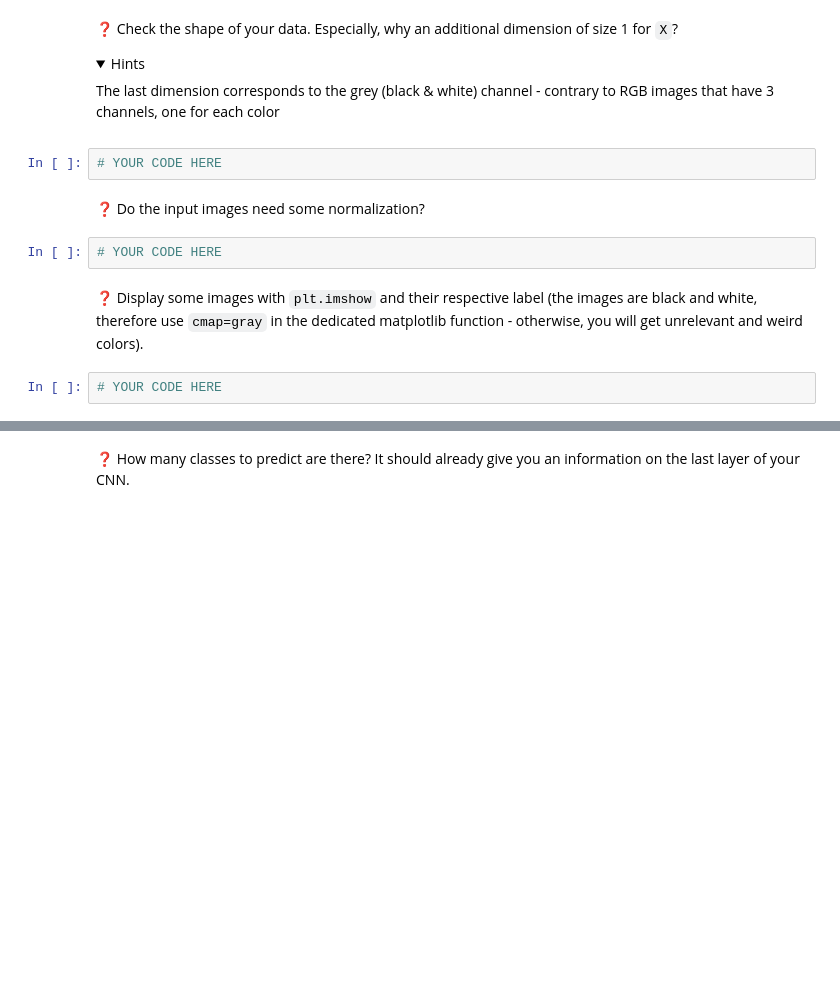
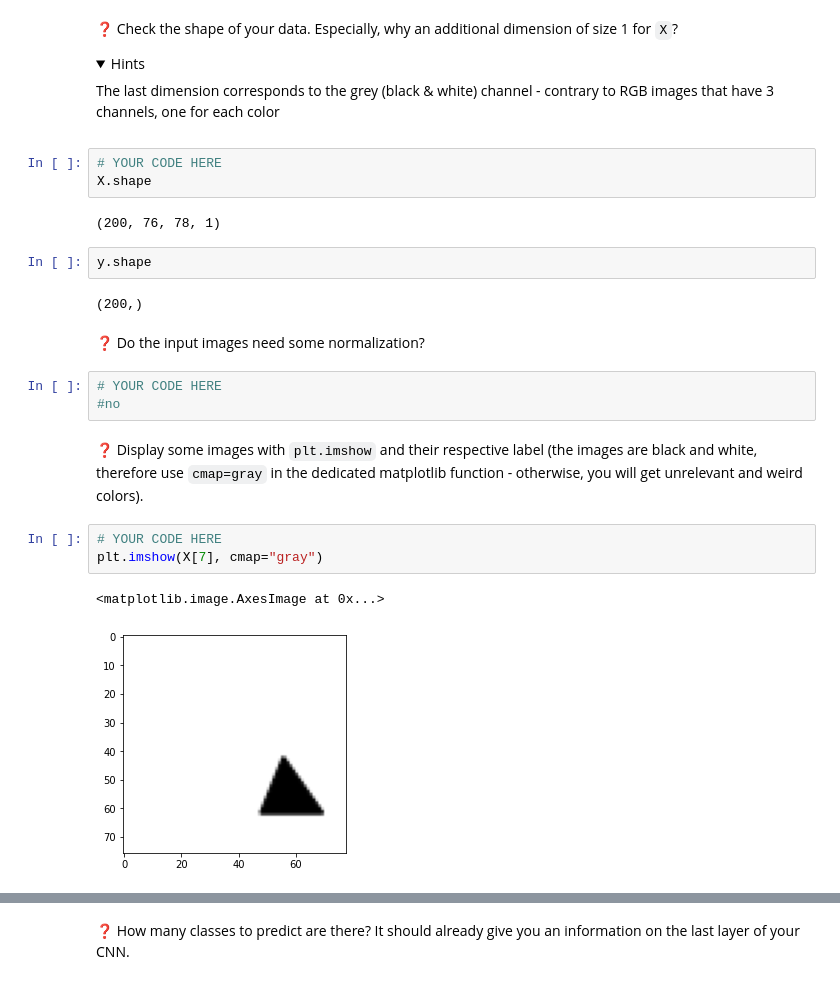
Before and after one commit to selmalopez/data-challenges, a Jupyter notebook: 06-Deep-Learning/03-Convolutional-Neural-Networks/02-Intuition-on-Convolutions/intuitions_on_convolutions.ipynb, the cells around one changed output, grey strips where cells are left out. Drawn from its saved outputs; the diff is of its cells as text; folded sections open; blank space fills up the shorter version.

```diff
--- a/06-Deep-Learning/03-Convolutional-Neural-Networks/02-Intuition-on-Convolutions/intuitions_on_convolutions.ipynb
+++ b/06-Deep-Learning/03-Convolutional-Neural-Networks/02-Intuition-on-Convolutions/intuitions_on_convolutions.ipynb
@@ -70,11 +70,23 @@ have 3 channels, one for each color
 </details>
 # %%
 # YOUR CODE HERE
+X.shape
+# %% [output]
+(200, 76, 78, 1)
+# %%
+y.shape
+# %% [output]
+(200,)
 # %% [markdown]
 ❓ Do the input images need some normalization?
 # %%
 # YOUR CODE HERE
+#no
 # %% [markdown]
 ❓ Display some images with `plt.imshow` and their respective label (the images are black and white, therefore use `cmap=gray` in the dedicated matplotlib function - otherwise, you will get unrelevant and weird colors).
 # %%
 # YOUR CODE HERE
+plt.imshow(X[7], cmap="gray")
+# %% [output]
+<matplotlib.image.AxesImage at 0x...>
+[figure, added]
```
Also changed, not shown: parts of 15 cells of this notebook.
